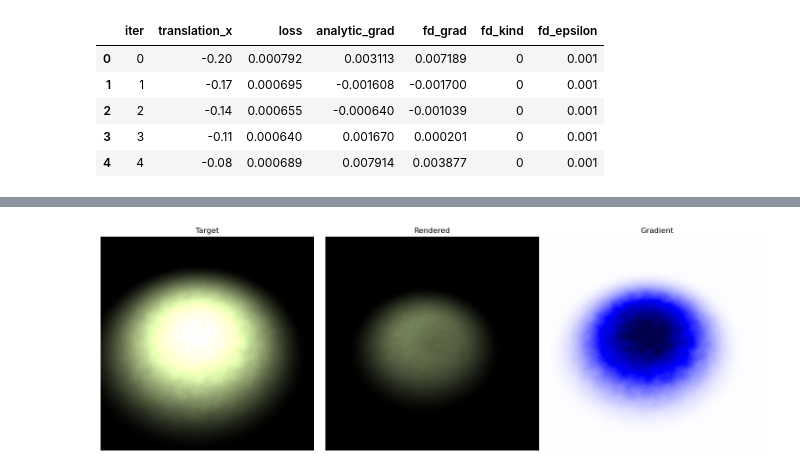
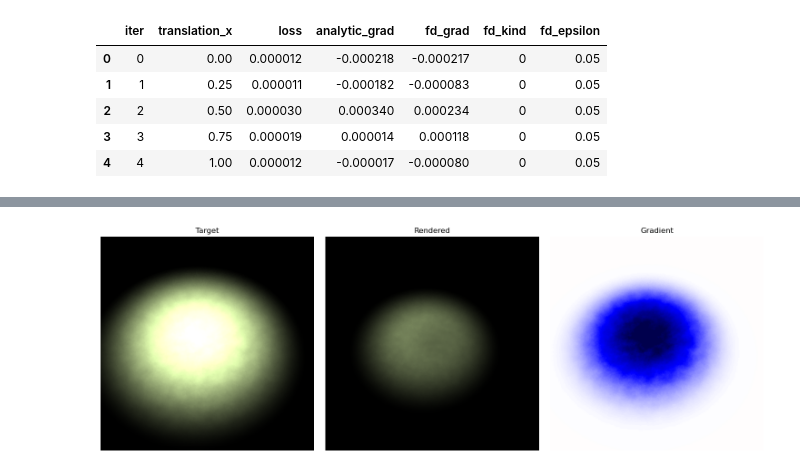
Before and after one commit to M-Gjerde/DifferentiablePointRendering, a Jupyter notebook: python/finite_difference/notebook_scatter_2.ipynb, the cells around one changed output, grey strips where cells are left out. Saved outputs shown, nothing was run; the diff lists cells and outputs as text; code cells hidden in the pictures.

```diff
--- a/python/finite_difference/notebook_scatter_2.ipynb
+++ b/python/finite_difference/notebook_scatter_2.ipynb
@@ -1,31 +1,31 @@
 # %%
 import pandas as pd
 from pathlib import Path
 
-index = "0"
-test = "1"
+index = "1"
+test = "0"
 parameter= "translation_x"
-scene = "simple_1"
+scene = "simple_2"
 camera = "camera1"
 csv_path = Path(f"Output/{scene}/{parameter}/{index}/{test}/{camera}_{parameter}_sweep.csv")
 
 if not csv_path.exists():
     raise FileNotFoundError(f"CSV file not found: {csv_path}")
 
 df = pd.read_csv(csv_path)
 
 required_columns = {f"{parameter}", "loss", "analytic_grad", "fd_grad"}
 if not required_columns.issubset(df.columns):
     raise RuntimeError(f"CSV must contain columns: {required_columns}")
 
 df.head()
 # %% [output]
 |  | iter | translation_x | loss | analytic_grad | fd_grad | fd_kind | fd_epsilon |
-| 0 | 0 | -0.20 | 0.000792 | 0.003113 | 0.007189 | 0 | 0.001 |
-| 1 | 1 | -0.17 | 0.000695 | -0.001608 | -0.001700 | 0 | 0.001 |
-| 2 | 2 | -0.14 | 0.000655 | -0.000640 | -0.001039 | 0 | 0.001 |
-| 3 | 3 | -0.11 | 0.000640 | 0.001670 | 0.000201 | 0 | 0.001 |
-| 4 | 4 | -0.08 | 0.000689 | 0.007914 | 0.003877 | 0 | 0.001 |
+| 0 | 0 | 0.00 | 0.000012 | -0.000218 | -0.000217 | 0 | 0.05 |
+| 1 | 1 | 0.25 | 0.000011 | -0.000182 | -0.000083 | 0 | 0.05 |
+| 2 | 2 | 0.50 | 0.000030 | 0.000340 | 0.000234 | 0 | 0.05 |
+| 3 | 3 | 0.75 | 0.000019 | 0.000014 | 0.000118 | 0 | 0.05 |
+| 4 | 4 | 1.00 | 0.000012 | -0.000017 | -0.000080 | 0 | 0.05 |
 # %%
 import matplotlib.pyplot as plt
 
```
Also changed, not shown: parts of 3 cells of this notebook, 6 other files.
